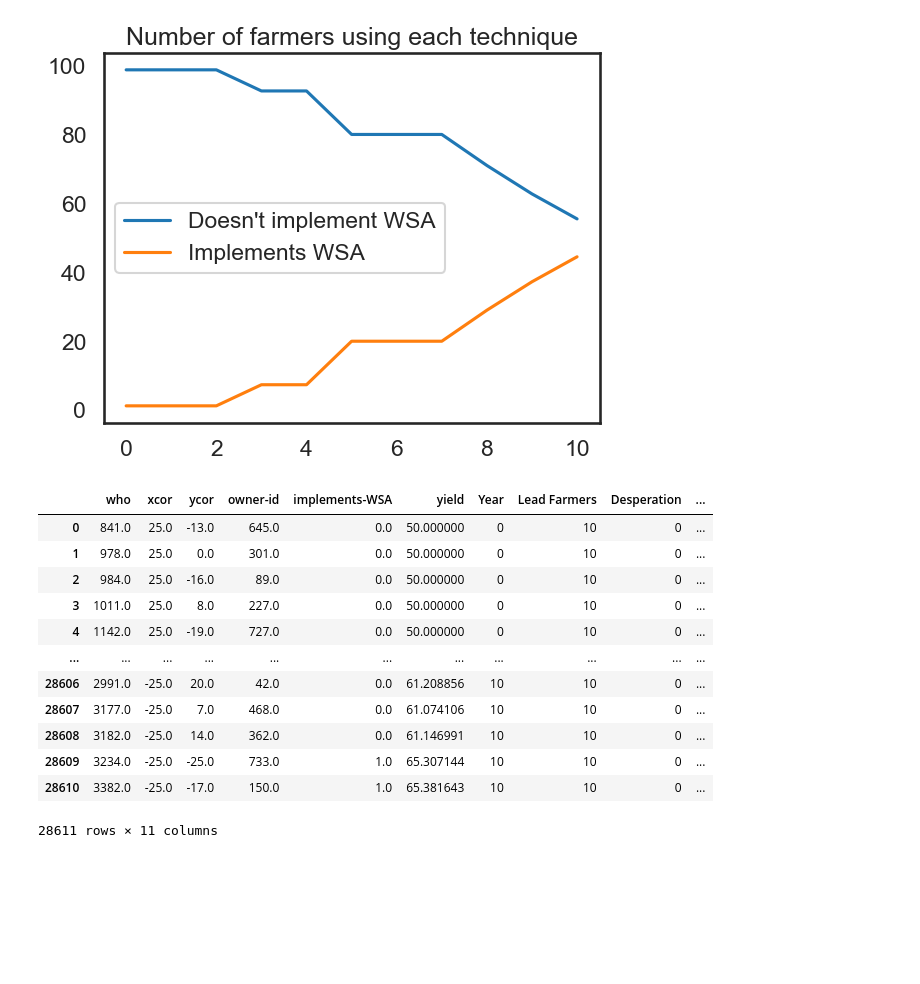
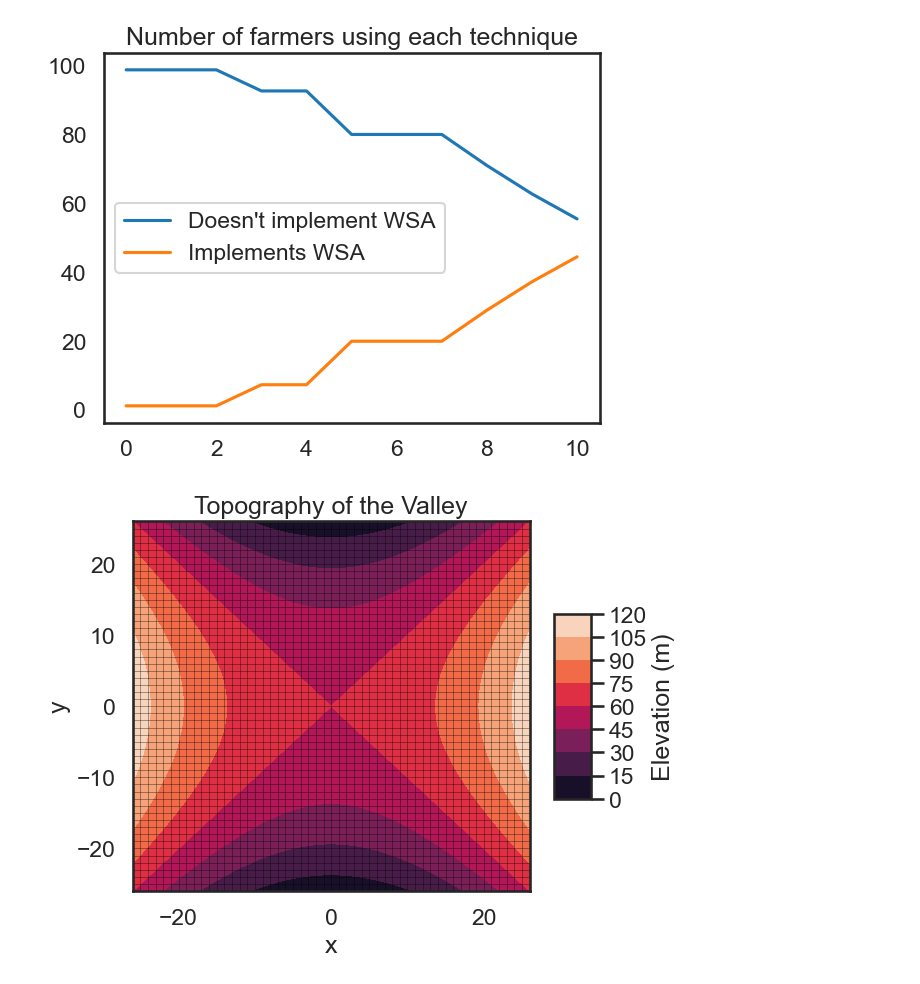
Before and after one commit to WylieMabel/TreesAndThat, a Jupyter notebook: Model Output/modelDriver.ipynb, the cells around one changed output. Saved outputs shown, nothing was run; the diff lists cells and outputs as text; code cells hidden in the pictures; blank space fills up the shorter version.

```diff
--- a/Model Output/modelDriver.ipynb
+++ b/Model Output/modelDriver.ipynb
@@ -431,19 +404,31 @@ plt.title("Number of farmers using each technique")
 # %% [output]
 Text(0.5, 1.0, 'Number of farmers using each technique')
 [figure]
-# %%
-baseFieldData
-# %% [output]
-|  | who | xcor | ycor | owner-id | implements-WSA | yield | Year | Lead Farmers | Desperation | ... |
-| 0 | 841.0 | 25.0 | -13.0 | 645.0 | 0.0 | 50.000000 | 0 | 10 | 0 | ... |
-| 1 | 978.0 | 25.0 | 0.0 | 301.0 | 0.0 | 50.000000 | 0 | 10 | 0 | ... |
-| 2 | 984.0 | 25.0 | -16.0 | 89.0 | 0.0 | 50.000000 | 0 | 10 | 0 | ... |
-| 3 | 1011.0 | 25.0 | 8.0 | 227.0 | 0.0 | 50.000000 | 0 | 10 | 0 | ... |
-| 4 | 1142.0 | 25.0 | -19.0 | 727.0 | 0.0 | 50.000000 | 0 | 10 | 0 | ... |
-| ... | ... | ... | ... | ... | ... | ... | ... | ... | ... | ... |
-| 28606 | 2991.0 | -25.0 | 20.0 | 42.0 | 0.0 | 61.208856 | 10 | 10 | 0 | ... |
-| 28607 | 3177.0 | -25.0 | 7.0 | 468.0 | 0.0 | 61.074106 | 10 | 10 | 0 | ... |
-| 28608 | 3182.0 | -25.0 | 14.0 | 362.0 | 0.0 | 61.146991 | 10 | 10 | 0 | ... |
-| 28609 | 3234.0 | -25.0 | -25.0 | 733.0 | 1.0 | 65.307144 | 10 | 10 | 0 | ... |
-| 28610 | 3382.0 | -25.0 | -17.0 | 150.0 | 1.0 | 65.381643 | 10 | 10 | 0 | ... |
-28611 rows × 11 columns
+# %%
+from matplotlib import cm
+from matplotlib.ticker import LinearLocator
+
+fig, ax = plt.subplots()
+
+# Make data.
+x = np.arange(-26, 27, 1)
+y = np.arange(-26, 27, 1)
+x, y = np.meshgrid(x, y)
+z = 0.08*(x)**2 - 0.08*(y)**2 + 60
+
+# Plot the contour
+surf = ax.contourf(x, y, z)
+
+
+cbar = fig.colorbar(surf, shrink=0.5, aspect=5)
+cbar.set_label('Elevation (m)')
+plt.title("Topography of the Valley")
+plt.xlabel("x")
+plt.ylabel("y")
+for pt in np.arange(-26, 27, 1):
+    plt.axvline(pt, lw=0.5, color='black', alpha=0.5)
+    plt.axhline(pt, lw=0.5, color='black', alpha=0.5)
+
+plt.show()
+# %% [output]
+[figure, added]
```
Also changed, not shown: parts of 3 cells of this notebook, 17 other files.
